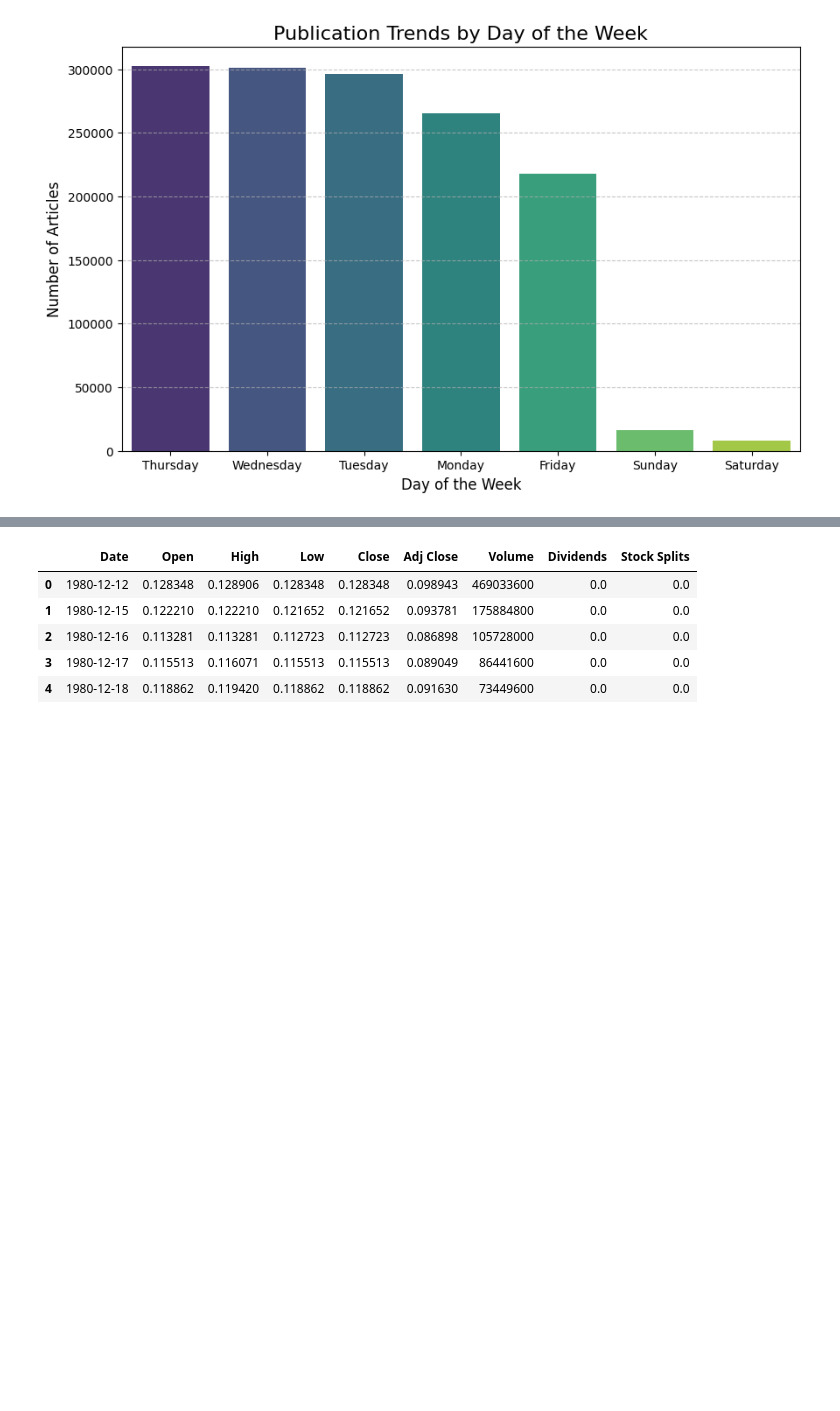
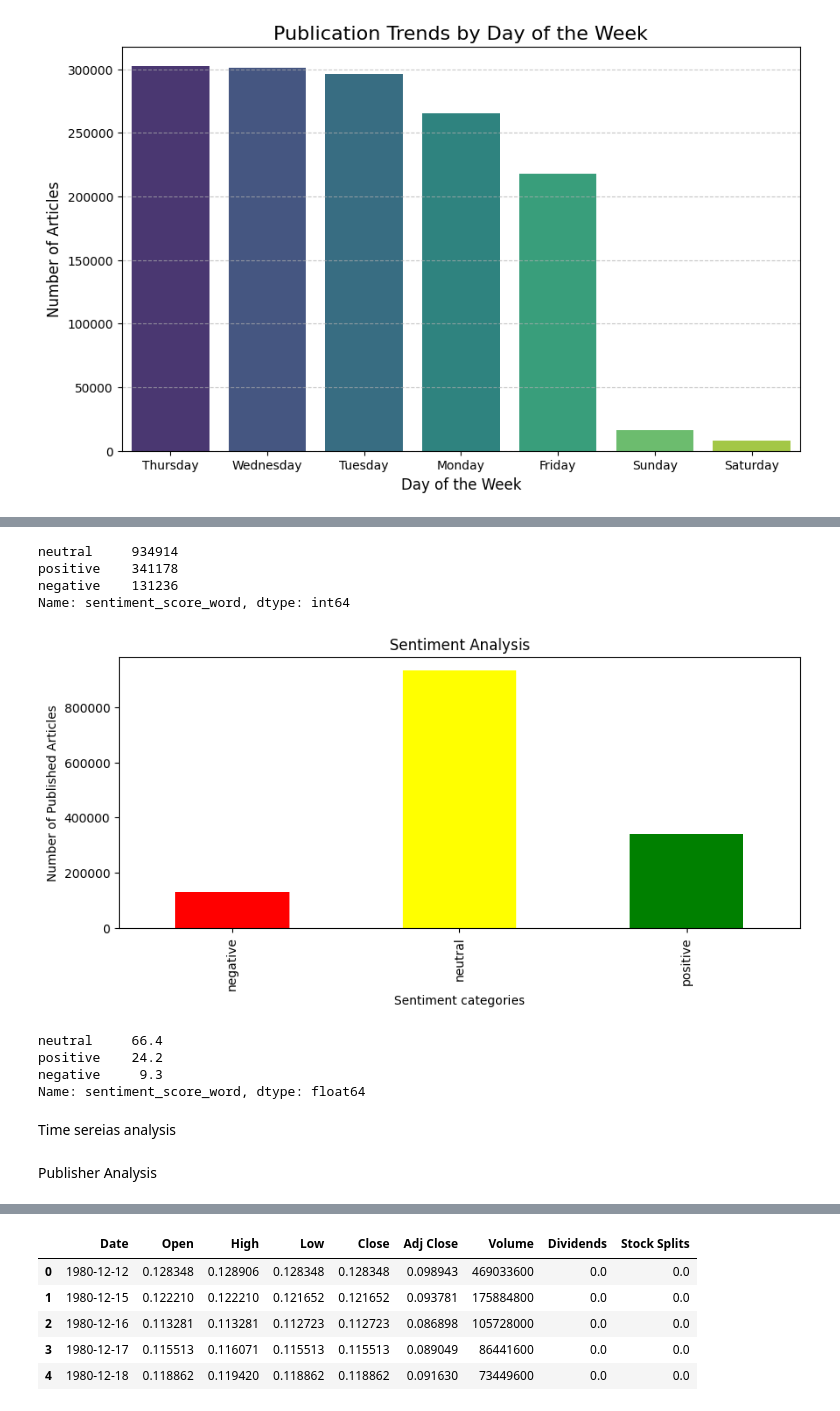
Before and after one commit to Gebrehiwot-Tesfaye/sentiment-analysis-week1, a Jupyter notebook: notebooks/01_data_exploration.ipynb, the cells around one changed output, grey strips where cells are left out. Cells and saved outputs as stored; diff of their text form; code cells hidden in the pictures; blank space fills up the shorter version.

Commit message:
add all statistical analysis and complet the notebooks

```diff
--- a/notebooks/01_data_exploration.ipynb
+++ b/notebooks/01_data_exploration.ipynb
@@ -242,2 +278,27 @@ Passing `palette` without assigning `hue` is deprecated and will be removed in v
+# %%
+
+numberOfSentimentCategories=news_data['sentiment_score_word'].value_counts()
+print(numberOfSentimentCategories)
+# %% [output]
+neutral     934914
+positive    341178
+negative    131236
+Name: sentiment_score_word, dtype: int64
+# %%
+from scripts.financial_analyzer import numberOfArticlesWithSentimentAnalysis
+numberOfArticlesWithSentimentAnalysis(news_data)
+# %% [output]
+[figure, added]
+# %%
+numberOfSentiment=news_data['sentiment_score_word'].shape
+persentOfCategories = np.round((numberOfSentimentCategories/numberOfSentiment)*100,1)
+persentOfCategories.head()
+# %% [output]
+neutral     66.4
+positive    24.2
+negative     9.3
+Name: sentiment_score_word, dtype: float64
 # %%
 from scripts.read import read
+# %% [markdown]
+Time sereias analysis
@@ -243,0 +314,2 @@ from scripts.read import read
+# %% [markdown]
+Publisher Analysis
```
Also changed, not shown: parts of 12 cells of this notebook, 3 other files.
